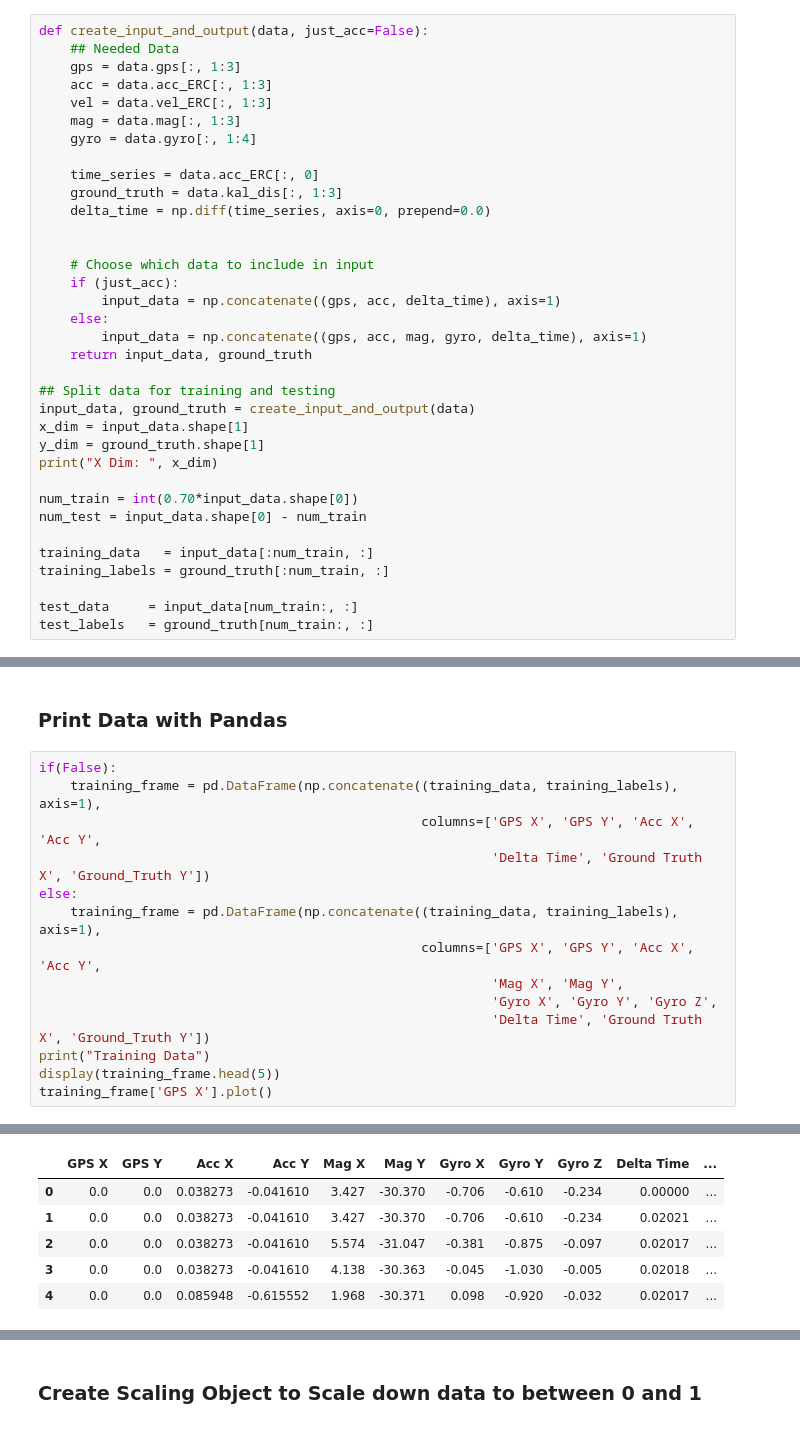
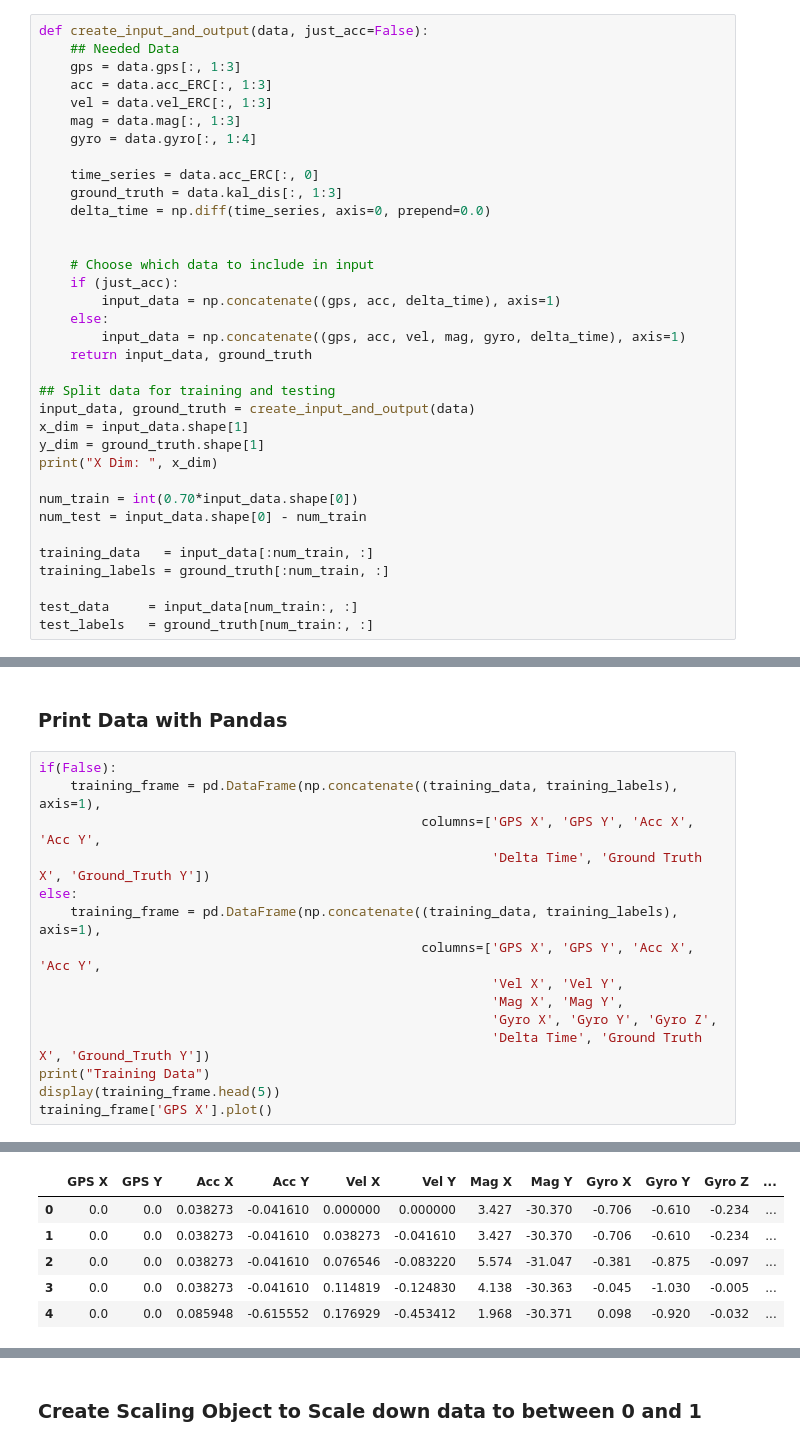
Before and after one commit to harrywaugh/ActivityTrackingWithSensorFusion, a Jupyter notebook: Analyse IMU Stream-RNN.ipynb, the cells around one changed output, grey strips where cells are left out. Drawn from its saved outputs; the diff is of its cells as text.

```diff
--- a/Analyse IMU Stream-RNN.ipynb
+++ b/Analyse IMU Stream-RNN.ipynb
@@ -64,7 +64,7 @@ def create_input_and_output(data, just_acc=False):
     if (just_acc):
         input_data = np.concatenate((gps, acc, delta_time), axis=1)
     else:
-        input_data = np.concatenate((gps, acc, mag, gyro, delta_time), axis=1)
+        input_data = np.concatenate((gps, acc, vel, mag, gyro, delta_time), axis=1)
     return input_data, ground_truth
 
 ## Split data for training and testing
@@ -88,25 +88,26 @@ X Dim:  10
 # %%
 if(False):
     training_frame = pd.DataFrame(np.concatenate((training_data, training_labels), axis=1),
                                                  columns=['GPS X', 'GPS Y', 'Acc X', 'Acc Y',
                                                           'Delta Time', 'Ground Truth X', 'Ground_Truth Y'])
 else:
     training_frame = pd.DataFrame(np.concatenate((training_data, training_labels), axis=1),
                                                  columns=['GPS X', 'GPS Y', 'Acc X', 'Acc Y',
+                                                          'Vel X', 'Vel Y',
                                                           'Mag X', 'Mag Y',
                                                           'Gyro X', 'Gyro Y', 'Gyro Z',
                                                           'Delta Time', 'Ground Truth X', 'Ground_Truth Y'])
 print("Training Data")
 display(training_frame.head(5))
 training_frame['GPS X'].plot()
 # %% [output]
 Training Data
-|  | GPS X | GPS Y | Acc X | Acc Y | Mag X | Mag Y | Gyro X | Gyro Y | Gyro Z | Delta Time | ... |
-| 0 | 0.0 | 0.0 | 0.038273 | -0.041610 | 3.427 | -30.370 | -0.706 | -0.610 | -0.234 | 0.00000 | ... |
-| 1 | 0.0 | 0.0 | 0.038273 | -0.041610 | 3.427 | -30.370 | -0.706 | -0.610 | -0.234 | 0.02021 | ... |
-| 2 | 0.0 | 0.0 | 0.038273 | -0.041610 | 5.574 | -31.047 | -0.381 | -0.875 | -0.097 | 0.02017 | ... |
-| 3 | 0.0 | 0.0 | 0.038273 | -0.041610 | 4.138 | -30.363 | -0.045 | -1.030 | -0.005 | 0.02018 | ... |
-| 4 | 0.0 | 0.0 | 0.085948 | -0.615552 | 1.968 | -30.371 | 0.098 | -0.920 | -0.032 | 0.02017 | ... |
+|  | GPS X | GPS Y | Acc X | Acc Y | Vel X | Vel Y | Mag X | Mag Y | Gyro X | Gyro Y | Gyro Z | ... |
+| 0 | 0.0 | 0.0 | 0.038273 | -0.041610 | 0.000000 | 0.000000 | 3.427 | -30.370 | -0.706 | -0.610 | -0.234 | ... |
+| 1 | 0.0 | 0.0 | 0.038273 | -0.041610 | 0.038273 | -0.041610 | 3.427 | -30.370 | -0.706 | -0.610 | -0.234 | ... |
+| 2 | 0.0 | 0.0 | 0.038273 | -0.041610 | 0.076546 | -0.083220 | 5.574 | -31.047 | -0.381 | -0.875 | -0.097 | ... |
+| 3 | 0.0 | 0.0 | 0.038273 | -0.041610 | 0.114819 | -0.124830 | 4.138 | -30.363 | -0.045 | -1.030 | -0.005 | ... |
+| 4 | 0.0 | 0.0 | 0.085948 | -0.615552 | 0.176929 | -0.453412 | 1.968 | -30.371 | 0.098 | -0.920 | -0.032 | ... |
 <matplotlib.axes._subplots.AxesSubplot at 0x...>
 [figure]
 # %%
```
Also changed, not shown: parts of 17 cells of this notebook, 2 other files.
